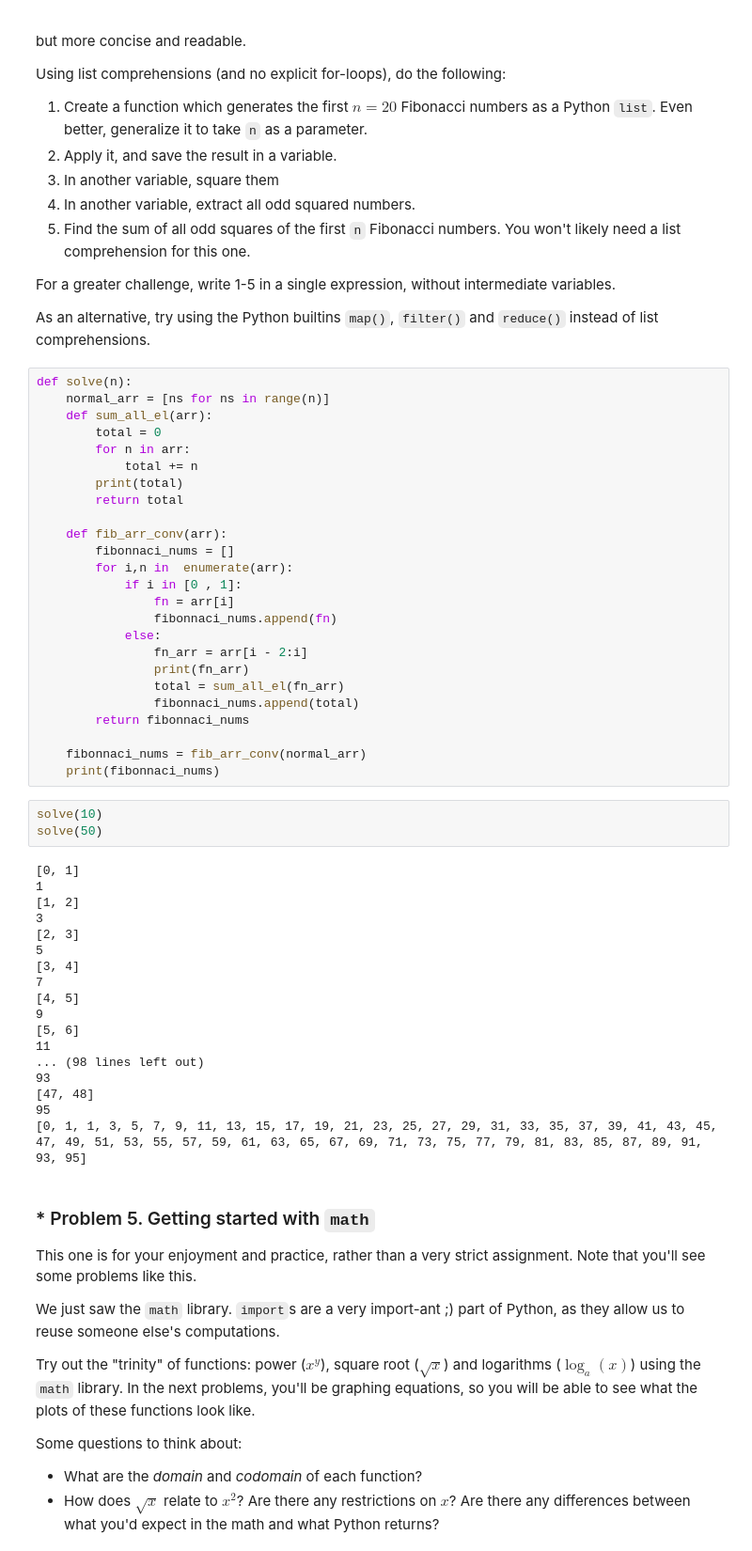
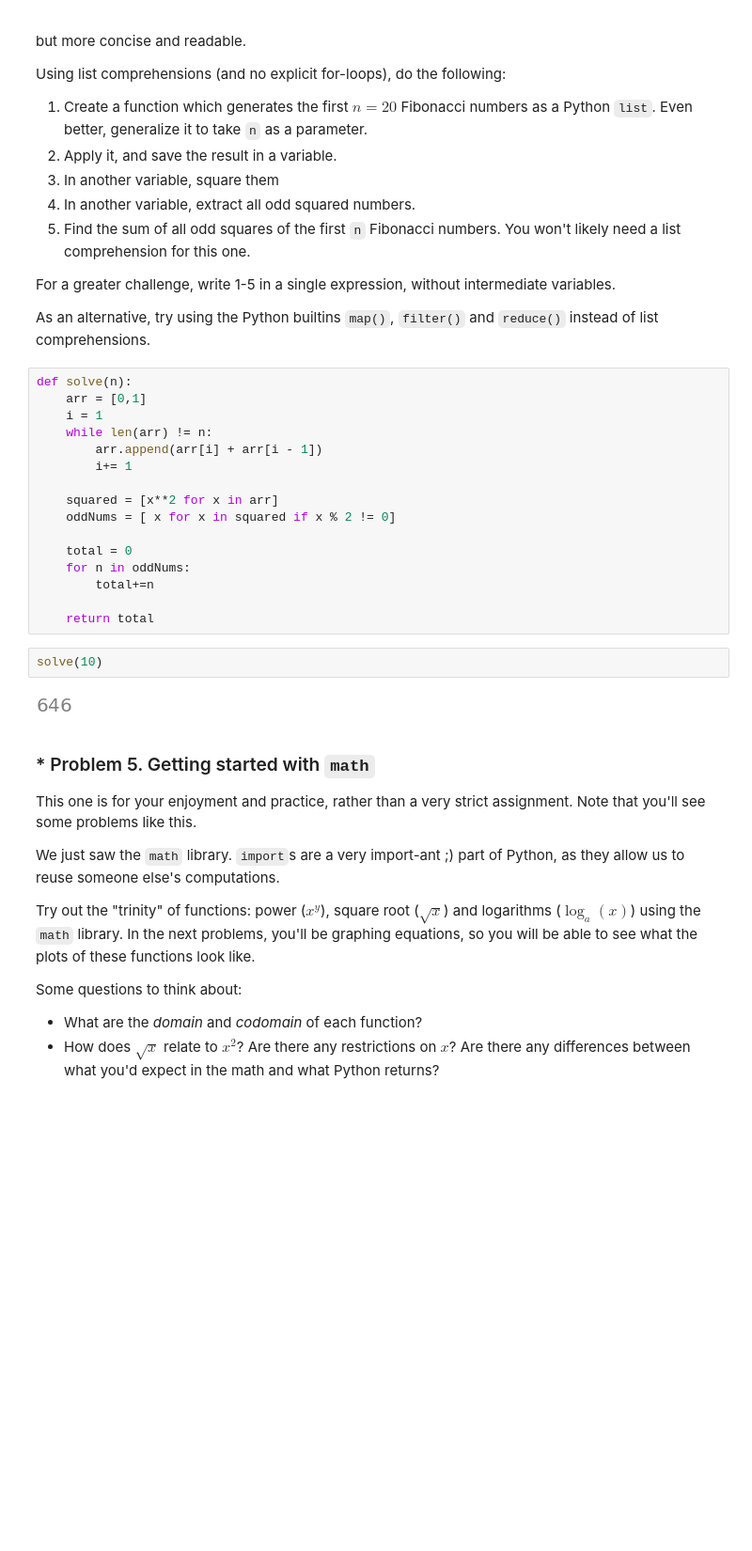
Before and after one commit to Radolsav16/Math-for-developers-course-work, a Jupyter notebook: High-School Maths Exercise-checkpoint.ipynb, the cells around one changed output. Shown: that part at 94% size. Cells and saved outputs as stored; diff of their text form; blank space fills up the shorter version.

```diff
--- a/High-School Maths Exercise-checkpoint.ipynb
+++ b/High-School Maths Exercise-checkpoint.ipynb
@@ -394,50 +394,24 @@ For a greater challenge, write 1-5 in a single expression, without intermediate
 As an alternative, try using the Python builtins `map()`, `filter()` and `reduce()` instead of list comprehensions.
 # %%
 def solve(n):
-    normal_arr = [ns for ns in range(n)]
-    def sum_all_el(arr):
-        total = 0
-        for n in arr:
-            total += n
-        print(total)
-        return total
+    arr = [0,1]
+    i = 1
+    while len(arr) != n:
+        arr.append(arr[i] + arr[i - 1])
+        i+= 1
 
-    def fib_arr_conv(arr):
-        fibonnaci_nums = []
-        for i,n in  enumerate(arr):
-            if i in [0 , 1]:
-                fn = arr[i]
-                fibonnaci_nums.append(fn)
-            else:
-                fn_arr = arr[i - 2:i]
-                print(fn_arr)
-                total = sum_all_el(fn_arr)
-                fibonnaci_nums.append(total)
-        return fibonnaci_nums
+    squared = [x**2 for x in arr]
+    oddNums = [ x for x in squared if x % 2 != 0]
 
-    fibonnaci_nums = fib_arr_conv(normal_arr)
-    print(fibonnaci_nums)
+    total = 0
+    for n in oddNums:
+        total+=n
+
+    return total
 # %%
 solve(10)
-solve(50)
 # %% [output]
-[0, 1]
-1
-[1, 2]
-3
-[2, 3]
-5
-[3, 4]
-7
-[4, 5]
-9
-[5, 6]
-11
-... (98 lines left out)
-93
-[47, 48]
-95
-[0, 1, 1, 3, 5, 7, 9, 11, 13, 15, 17, 19, 21, 23, 25, 27, 29, 31, 33, 35, 37, 39, 41, 43, 45, 47, 49, 51, 53, 55, 57, 59, 61, 63, 65, 67, 69, 71, 73, 75, 77, 79, 81, 83, 85, 87, 89, 91, 93, 95]
+[figure, added]
 # %% [markdown]
 ### * Problem 5. Getting started with `math`
 This one is for your enjoyment and practice, rather than a very strict assignment. Note that you'll see some problems like this.
```
Also changed, not shown: parts of 4 cells of this notebook.
